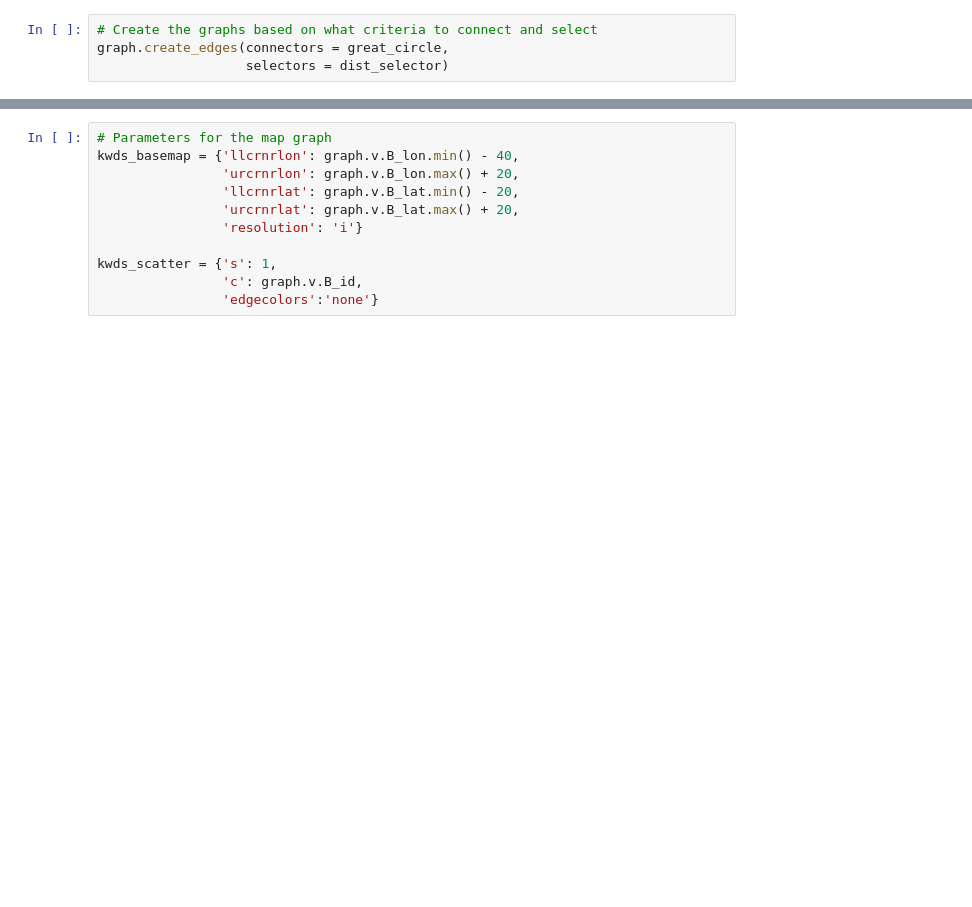
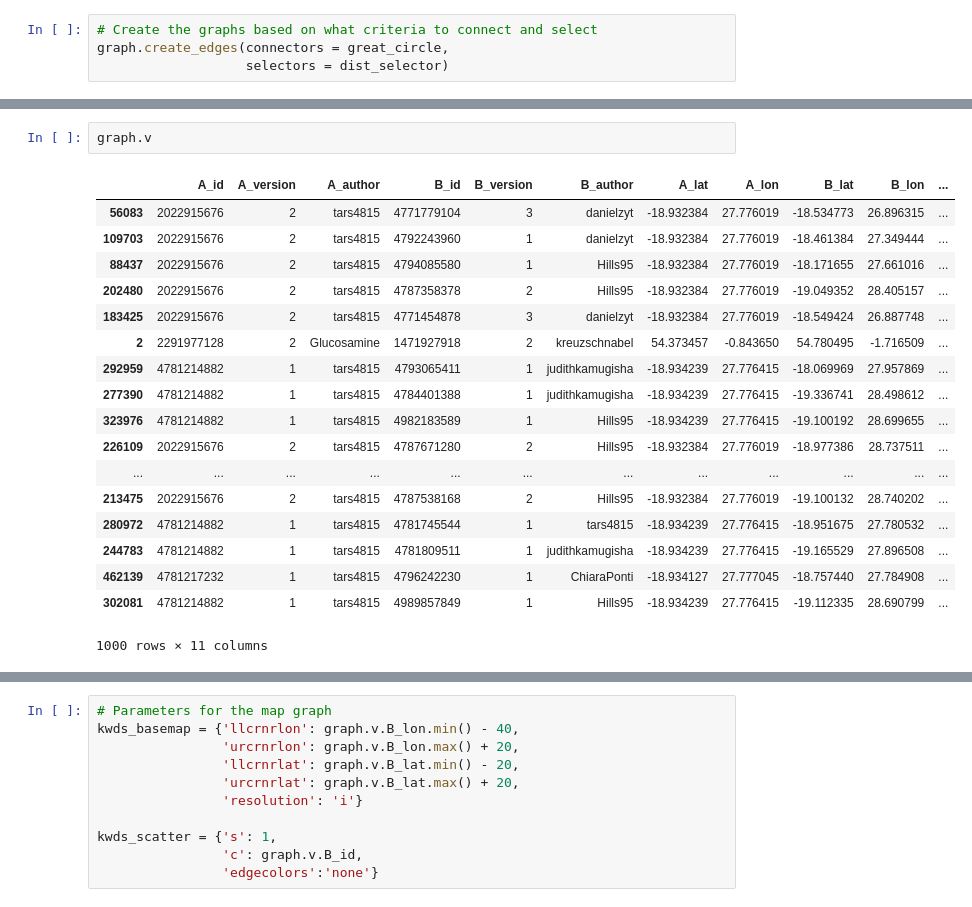
Before and after one commit to cgels/YouthmapperSocialNetworkAnalytics, a Jupyter notebook: Exploratory Graphs.ipynb, the cells around one changed output, grey strips where cells are left out. Drawn from its saved outputs; the diff is of its cells as text; blank space fills up the shorter version.

```diff
--- a/Exploratory Graphs.ipynb
+++ b/Exploratory Graphs.ipynb
@@ -92,0 +123,21 @@ graph.e
+# %%
+graph.v
+# %% [output]
+|  | A_id | A_version | A_author | B_id | B_version | B_author | A_lat | A_lon | B_lat | B_lon | ... |
+| 56083 | 2022915676 | 2 | tars4815 | 4771779104 | 3 | danielzyt | -18.932384 | 27.776019 | -18.534773 | 26.896315 | ... |
+| 109703 | 2022915676 | 2 | tars4815 | 4792243960 | 1 | danielzyt | -18.932384 | 27.776019 | -18.461384 | 27.349444 | ... |
+| 88437 | 2022915676 | 2 | tars4815 | 4794085580 | 1 | Hills95 | -18.932384 | 27.776019 | -18.171655 | 27.661016 | ... |
+| 202480 | 2022915676 | 2 | tars4815 | 4787358378 | 2 | Hills95 | -18.932384 | 27.776019 | -19.049352 | 28.405157 | ... |
+| 183425 | 2022915676 | 2 | tars4815 | 4771454878 | 3 | danielzyt | -18.932384 | 27.776019 | -18.549424 | 26.887748 | ... |
+| 2 | 2291977128 | 2 | Glucosamine | 1471927918 | 2 | kreuzschnabel | 54.373457 | -0.843650 | 54.780495 | -1.716509 | ... |
+| 292959 | 4781214882 | 1 | tars4815 | 4793065411 | 1 | judithkamugisha | -18.934239 | 27.776415 | -18.069969 | 27.957869 | ... |
+| 277390 | 4781214882 | 1 | tars4815 | 4784401388 | 1 | judithkamugisha | -18.934239 | 27.776415 | -19.336741 | 28.498612 | ... |
+| 323976 | 4781214882 | 1 | tars4815 | 4982183589 | 1 | Hills95 | -18.934239 | 27.776415 | -19.100192 | 28.699655 | ... |
+| 226109 | 2022915676 | 2 | tars4815 | 4787671280 | 2 | Hills95 | -18.932384 | 27.776019 | -18.977386 | 28.737511 | ... |
+| ... | ... | ... | ... | ... | ... | ... | ... | ... | ... | ... | ... |
+| 213475 | 2022915676 | 2 | tars4815 | 4787538168 | 2 | Hills95 | -18.932384 | 27.776019 | -19.100132 | 28.740202 | ... |
+| 280972 | 4781214882 | 1 | tars4815 | 4781745544 | 1 | tars4815 | -18.934239 | 27.776415 | -18.951675 | 27.780532 | ... |
+| 244783 | 4781214882 | 1 | tars4815 | 4781809511 | 1 | judithkamugisha | -18.934239 | 27.776415 | -19.165529 | 27.896508 | ... |
+| 462139 | 4781217232 | 1 | tars4815 | 4796242230 | 1 | ChiaraPonti | -18.934127 | 27.777045 | -18.757440 | 27.784908 | ... |
+| 302081 | 4781214882 | 1 | tars4815 | 4989857849 | 1 | Hills95 | -18.934239 | 27.776415 | -19.112335 | 28.690799 | ... |
+1000 rows × 11 columns
```
Also changed, not shown: parts of 10 cells of this notebook, 7 other files.
